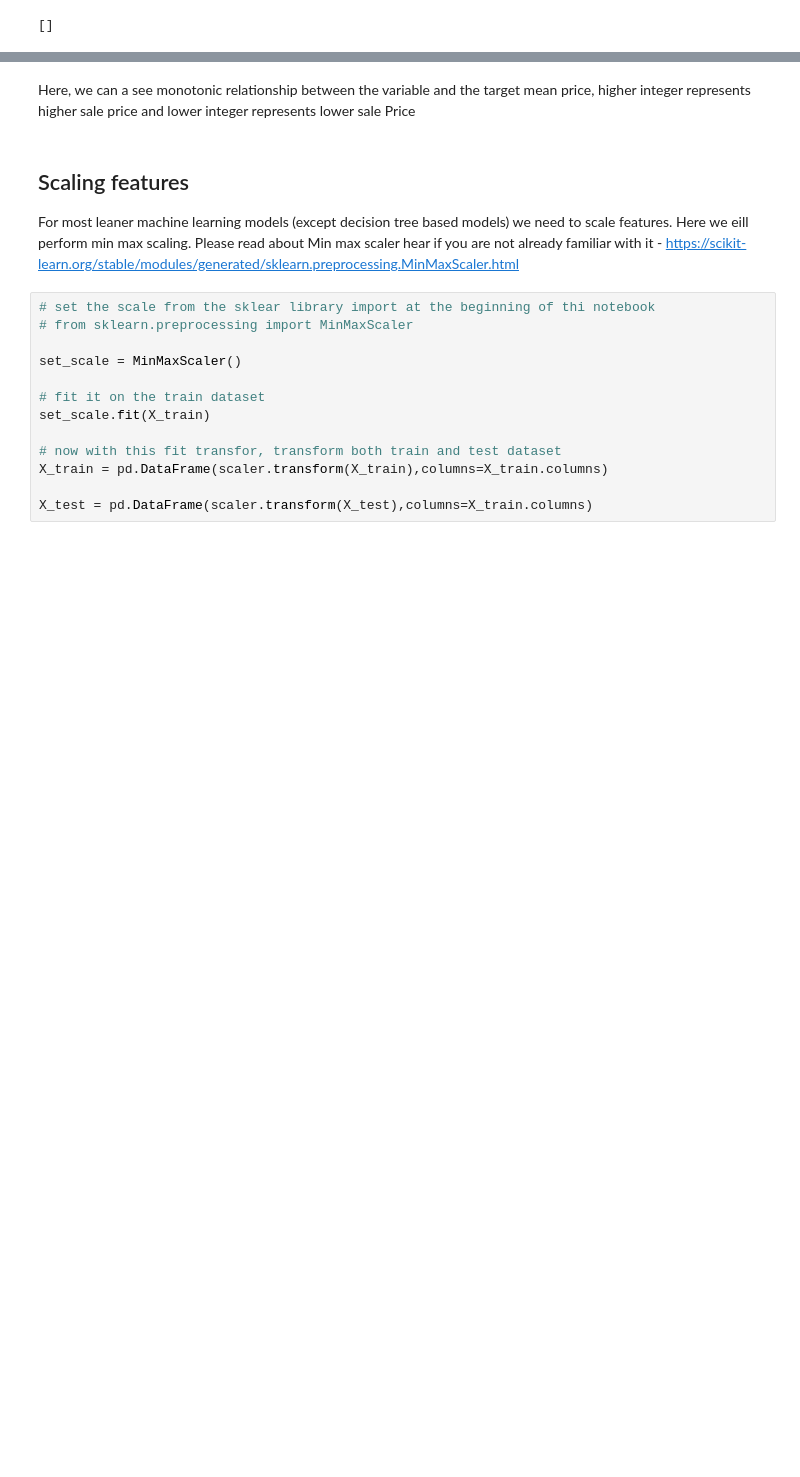
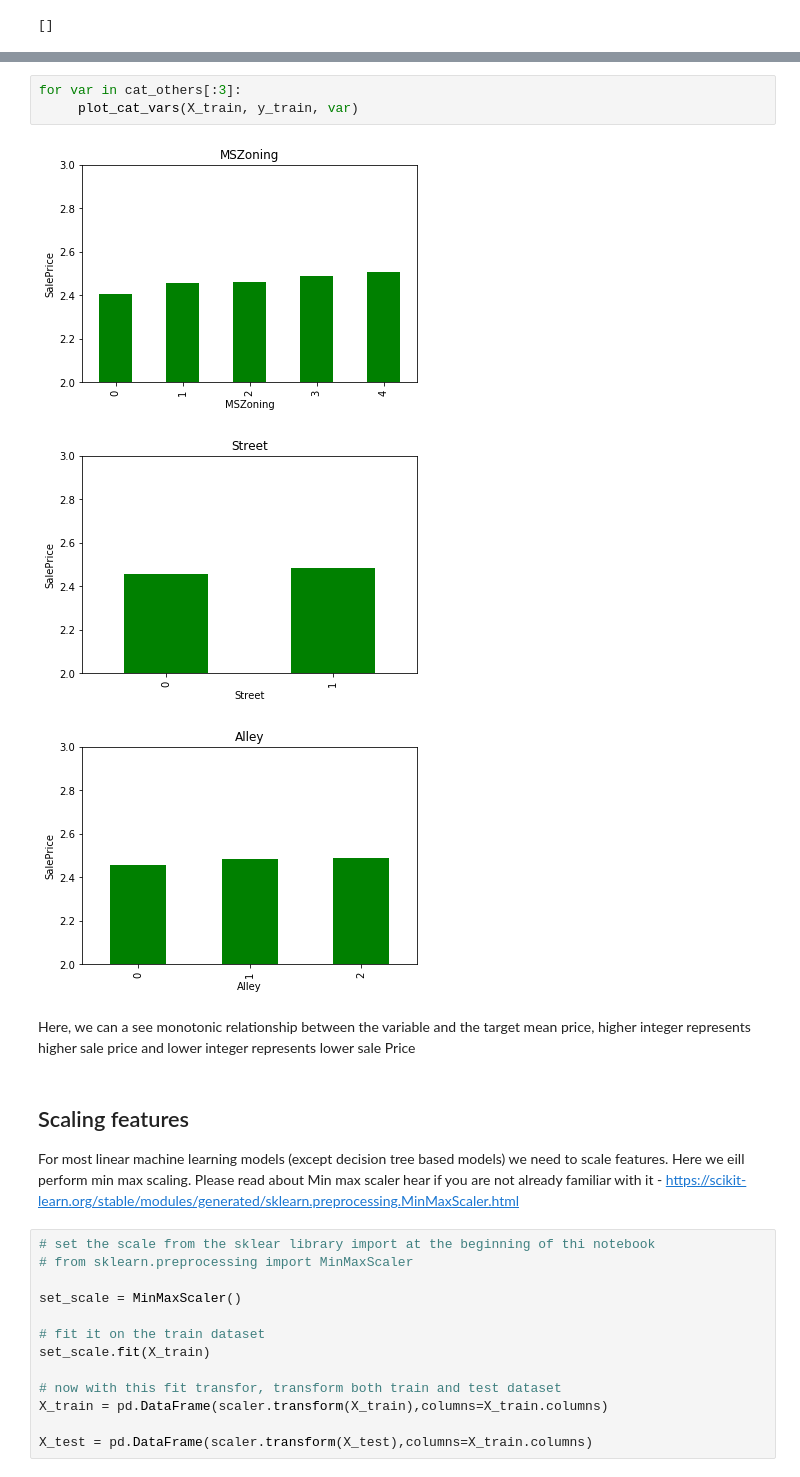
Before and after one commit to PacktPublishing/XGBoost-for-Regression-Predictive-Modeling-and-Time-Series-Analysis, a Jupyter notebook: ch7/feature_engineering.ipynb, the cells around one changed output, grey strips where cells are left out. Cells and saved outputs as stored; diff of their text form; blank space fills up the shorter version.

```diff
--- a/ch7/feature_engineering.ipynb
+++ b/ch7/feature_engineering.ipynb
@@ -566,4 +567,11 @@ for var in cat_others:
 ... (18 outputs left out)
+# %%
+for var in cat_others[:3]:
+     plot_cat_vars(X_train, y_train, var)
+# %% [output]
+[figure, added]
+[figure, added]
+[figure, added]
 # %% [markdown]
 
 
@@ -571,7 +579,7 @@ Here, we can a see monotonic relationship between the variable and the target me
 # %% [markdown]
 ## Scaling features
 
-For most leaner machine learning models (except decision tree based models) we need to scale features. Here we eill perform min max scaling.
+For most linear machine learning models (except decision tree based models) we need to scale features. Here we eill perform min max scaling.
 Please read about Min max scaler hear if you are not already familiar with it - https://scikit-learn.org/stable/modules/generated/sklearn.preprocessing.MinMaxScaler.html
 # %%
 # set the scale from the sklear library import at the beginning of thi notebook
```
Also changed, not shown: parts of 5 cells of this notebook.
